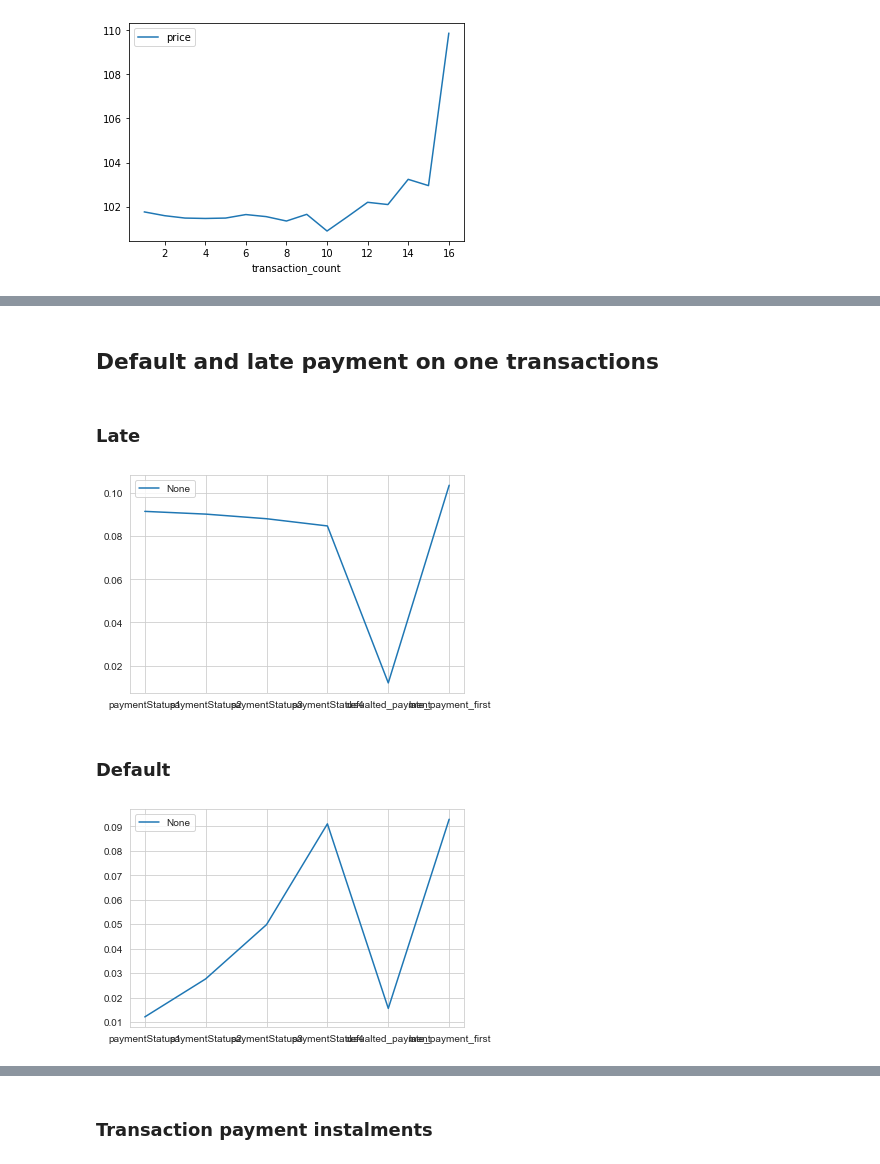
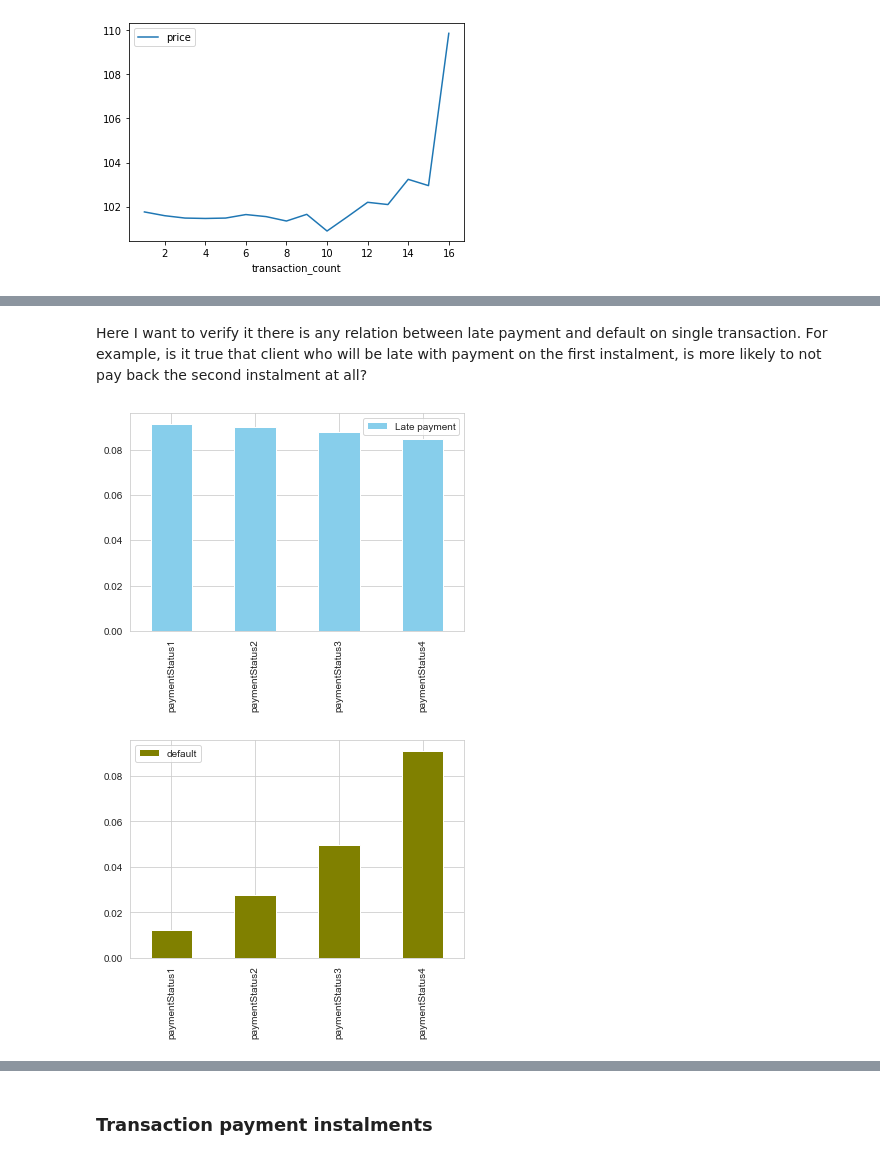
Before and after one commit to xSzpo/kedro_vb, a Jupyter notebook: notebooks/01_EDA.ipynb, the cells around one changed output, grey strips where cells are left out. Saved outputs shown, nothing was run; the diff lists cells and outputs as text; code cells hidden in the pictures.

```diff
--- a/notebooks/01_EDA.ipynb
+++ b/notebooks/01_EDA.ipynb
@@ -51,5 +48,9 @@ df_trans["late_payment_first"] = df_trans.replace({
-# %%
-df_trans['money_lost'] = df_trans['defualted_payment']/4 * df_trans['price']
+# %%
+df_trans = df_trans.assign(
+    money_lost = lambda x: x.apply(
+        lambda y:y['price'] * (5-y['defualted_payment'])/4 if y['defualted_payment']>0 else 0, axis=1
+    )
+)
 # %%
 print(f"""
 Numer of rows in 'customers' table - {df_cust.shape[0]/1000:.0f} K.
@@ -542,22 +612,19 @@ plt.show()
-# %% [markdown]
-## Default and late payment on one transactions
-# %% [markdown]
-### Late
+# %% [markdown]
+Here I want to verify it there is any relation between late payment and default on single transaction.
+For example, is it true that client who will be late with payment on the first instalment, is more likely to not pay back the second instalment at all?
 # %%
 # late
-_tmp = (df_trans.query("fraud==0").filter(regex='payment') == 1).astype(int)
-_tmp.mean(axis=0).plot()
+_tmp = (df_trans.query("fraud==0").filter(regex='paymentS') == 1).astype(int)
+_tmp.mean(axis=0).plot(label='Late payment', kind='bar', color='skyblue')
 plt.legend()
 plt.show()
 # %% [output]
-[figure, old version]
+[figure, new version]
-# %% [markdown]
-### Default
 # %%
 # default
-_tmp = (df_trans.query("fraud==0").filter(regex='payment') == 2).astype(int)
-_tmp.mean(axis=0).plot()
+_tmp = (df_trans.query("fraud==0").filter(regex='paymentS') == 2).astype(int)
+_tmp.mean(axis=0).plot(label = 'default', kind='bar', color='olive')
 plt.legend()
 plt.show()
 # %% [output]
-[figure, old version]
+[figure, new version]
```
Also changed, not shown: parts of 130 cells of this notebook, 54 other files.
